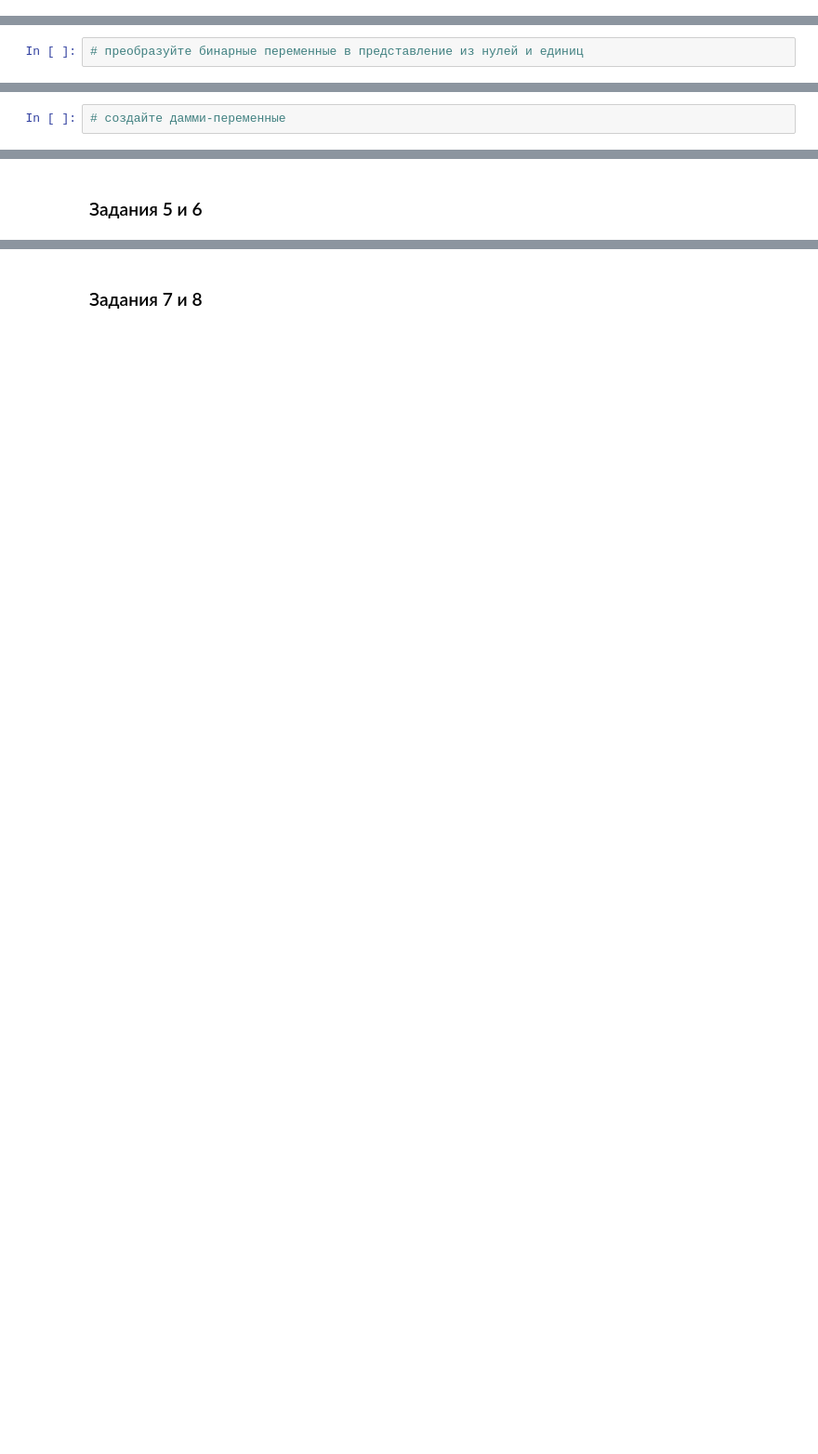
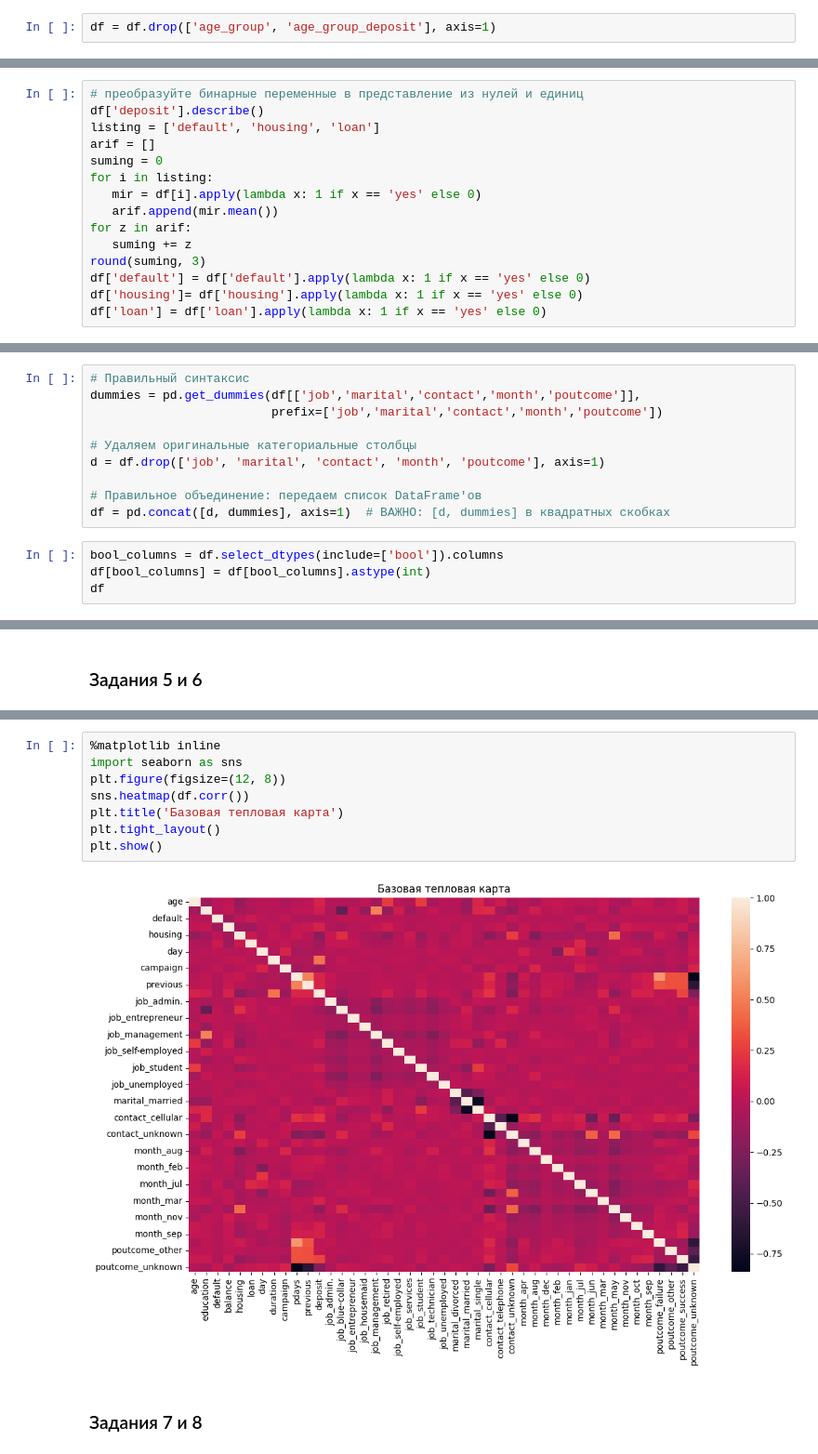
Before and after one commit to ziba103103/VS-Studio, a Jupyter notebook: ML_обучение/Практика-ML/Project_4_ML_итоговая_практика.ipynb, the cells around one changed output, grey strips where cells are left out. Shown at 93% size. Drawn from its saved outputs; the diff is of its cells as text; blank space fills up the shorter version.

```diff
--- a/ML_обучение/Практика-ML/Project_4_ML_итоговая_практика.ipynb
+++ b/ML_обучение/Практика-ML/Project_4_ML_итоговая_практика.ipynb
@@ -488,8 +716,35 @@ plt.show()
+# %%
+df = df.drop(['age_group', 'age_group_deposit'], axis=1)
 # %% [markdown]
 ### Задания 2 и 3
 # %%
 # преобразуйте бинарные переменные в представление из нулей и единиц
+df['deposit'].describe()
+listing = ['default', 'housing', 'loan']
+arif = []
+suming = 0
+for i in listing:
+   mir = df[i].apply(lambda x: 1 if x == 'yes' else 0)
+   arif.append(mir.mean())
+for z in arif:
+   suming += z
+round(suming, 3)
+df['default'] = df['default'].apply(lambda x: 1 if x == 'yes' else 0)
+df['housing']= df['housing'].apply(lambda x: 1 if x == 'yes' else 0)
+df['loan'] = df['loan'].apply(lambda x: 1 if x == 'yes' else 0)
 # %% [markdown]
 ### Задание 4
 # %%
-# создайте дамми-переменные
+# Правильный синтаксис
+dummies = pd.get_dummies(df[['job','marital','contact','month','poutcome']],
+                         prefix=['job','marital','contact','month','poutcome'])
+
+# Удаляем оригинальные категориальные столбцы
+d = df.drop(['job', 'marital', 'contact', 'month', 'poutcome'], axis=1)
+
+# Правильное объединение: передаем список DataFrame'ов
+df = pd.concat([d, dummies], axis=1)  # ВАЖНО: [d, dummies] в квадратных скобках
+# %%
+bool_columns = df.select_dtypes(include=['bool']).columns
+df[bool_columns] = df[bool_columns].astype(int)
+df
@@ -500,3 +825,13 @@ plt.show()
+# %%
+%matplotlib inline
+import seaborn as sns
+plt.figure(figsize=(12, 8))
+sns.heatmap(df.corr())
+plt.title('Базовая тепловая карта')
+plt.tight_layout()
+plt.show()
+# %% [output]
+[figure, added]
 # %% [markdown]
 ### Задания 7 и 8
 # %%
```
Also changed, not shown: parts of 33 cells of this notebook, 2 other files.
